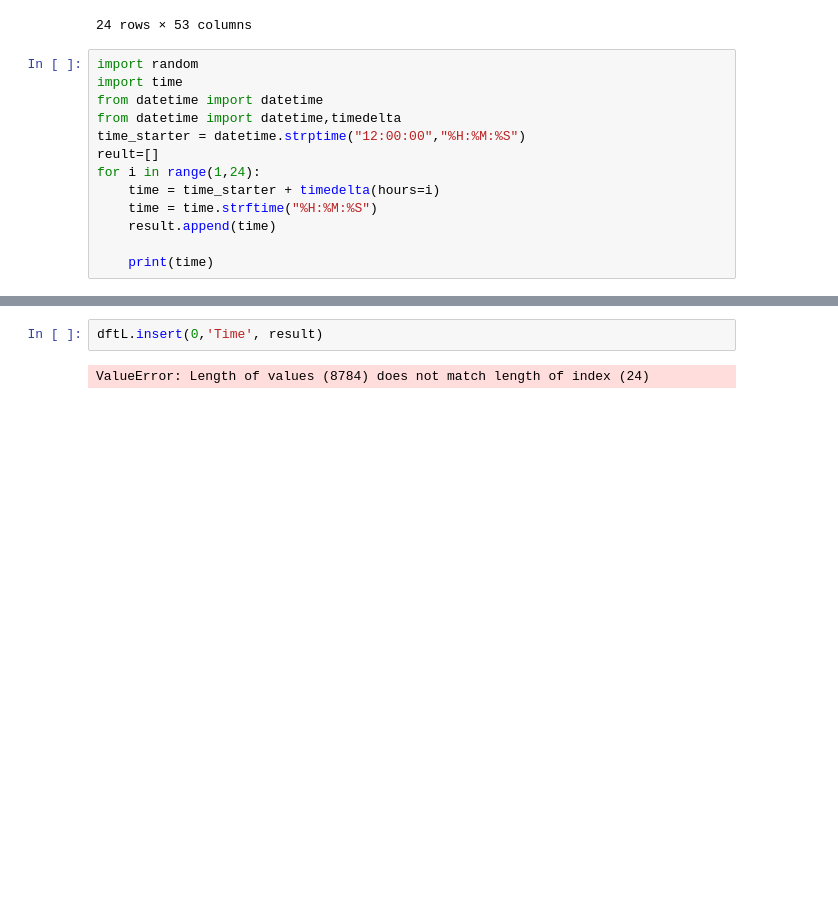
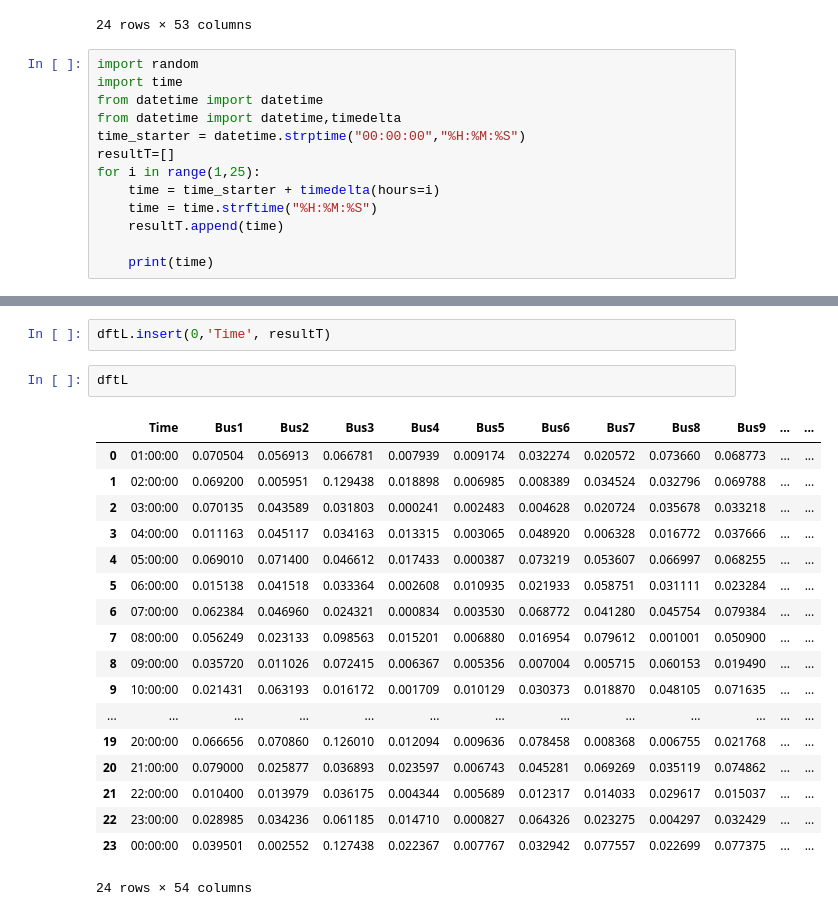
Before and after one commit to imasadnust/EVtripRep, a Jupyter notebook: EVREP2.ipynb, the cells around one changed output, grey strips where cells are left out. Drawn from its saved outputs; the diff is of its cells as text; blank space fills up the shorter version.

Commit message:
working on datetime

```diff
--- a/EVREP2.ipynb
+++ b/EVREP2.ipynb
@@ -1009,12 +1008,12 @@ import random
 import time
 from datetime import datetime
 from datetime import datetime,timedelta
-time_starter = datetime.strptime("12:00:00","%H:%M:%S")
-reult=[]
-for i in range(1,24):
+time_starter = datetime.strptime("00:00:00","%H:%M:%S")
+resultT=[]
+for i in range(1,25):
     time = time_starter + timedelta(hours=i)
     time = time.strftime("%H:%M:%S")
-    result.append(time)
+    resultT.append(time)
 
     print(time)
 # %% [output]
@@ -1038,4 +1037,23 @@ for i in range(1,24):
 # %%
-dftL.insert(0,'Time', result)
+dftL.insert(0,'Time', resultT)
-# %% [output]
-ValueError: Length of values (8784) does not match length of index (24)
+# %%
+dftL
+# %% [output]
+|  | Time | Bus1 | Bus2 | Bus3 | Bus4 | Bus5 | Bus6 | Bus7 | Bus8 | Bus9 | ... | ... |
+| 0 | 01:00:00 | 0.070504 | 0.056913 | 0.066781 | 0.007939 | 0.009174 | 0.032274 | 0.020572 | 0.073660 | 0.068773 | ... | ... |
+| 1 | 02:00:00 | 0.069200 | 0.005951 | 0.129438 | 0.018898 | 0.006985 | 0.008389 | 0.034524 | 0.032796 | 0.069788 | ... | ... |
+| 2 | 03:00:00 | 0.070135 | 0.043589 | 0.031803 | 0.000241 | 0.002483 | 0.004628 | 0.020724 | 0.035678 | 0.033218 | ... | ... |
+| 3 | 04:00:00 | 0.011163 | 0.045117 | 0.034163 | 0.013315 | 0.003065 | 0.048920 | 0.006328 | 0.016772 | 0.037666 | ... | ... |
+| 4 | 05:00:00 | 0.069010 | 0.071400 | 0.046612 | 0.017433 | 0.000387 | 0.073219 | 0.053607 | 0.066997 | 0.068255 | ... | ... |
+| 5 | 06:00:00 | 0.015138 | 0.041518 | 0.033364 | 0.002608 | 0.010935 | 0.021933 | 0.058751 | 0.031111 | 0.023284 | ... | ... |
+| 6 | 07:00:00 | 0.062384 | 0.046960 | 0.024321 | 0.000834 | 0.003530 | 0.068772 | 0.041280 | 0.045754 | 0.079384 | ... | ... |
+| 7 | 08:00:00 | 0.056249 | 0.023133 | 0.098563 | 0.015201 | 0.006880 | 0.016954 | 0.079612 | 0.001001 | 0.050900 | ... | ... |
+| 8 | 09:00:00 | 0.035720 | 0.011026 | 0.072415 | 0.006367 | 0.005356 | 0.007004 | 0.005715 | 0.060153 | 0.019490 | ... | ... |
+| 9 | 10:00:00 | 0.021431 | 0.063193 | 0.016172 | 0.001709 | 0.010129 | 0.030373 | 0.018870 | 0.048105 | 0.071635 | ... | ... |
+| ... | ... | ... | ... | ... | ... | ... | ... | ... | ... | ... | ... | ... |
+| 19 | 20:00:00 | 0.066656 | 0.070860 | 0.126010 | 0.012094 | 0.009636 | 0.078458 | 0.008368 | 0.006755 | 0.021768 | ... | ... |
+| 20 | 21:00:00 | 0.079000 | 0.025877 | 0.036893 | 0.023597 | 0.006743 | 0.045281 | 0.069269 | 0.035119 | 0.074862 | ... | ... |
+| 21 | 22:00:00 | 0.010400 | 0.013979 | 0.036175 | 0.004344 | 0.005689 | 0.012317 | 0.014033 | 0.029617 | 0.015037 | ... | ... |
+| 22 | 23:00:00 | 0.028985 | 0.034236 | 0.061185 | 0.014710 | 0.000827 | 0.064326 | 0.023275 | 0.004297 | 0.032429 | ... | ... |
+| 23 | 00:00:00 | 0.039501 | 0.002552 | 0.127438 | 0.022367 | 0.007767 | 0.032942 | 0.077557 | 0.022699 | 0.077375 | ... | ... |
+24 rows × 54 columns
```
Also changed, not shown: parts of 40 cells of this notebook, 1 other file.
